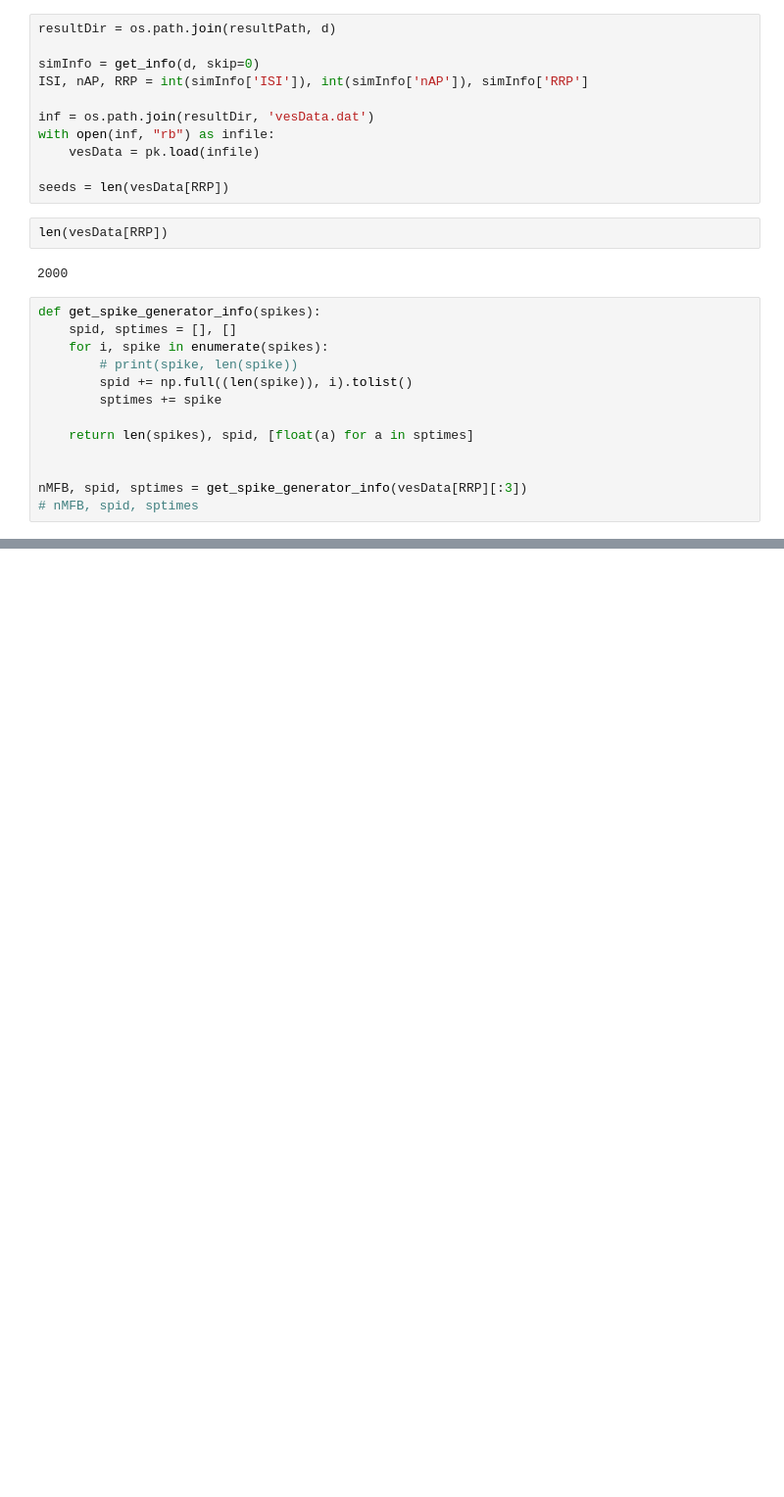
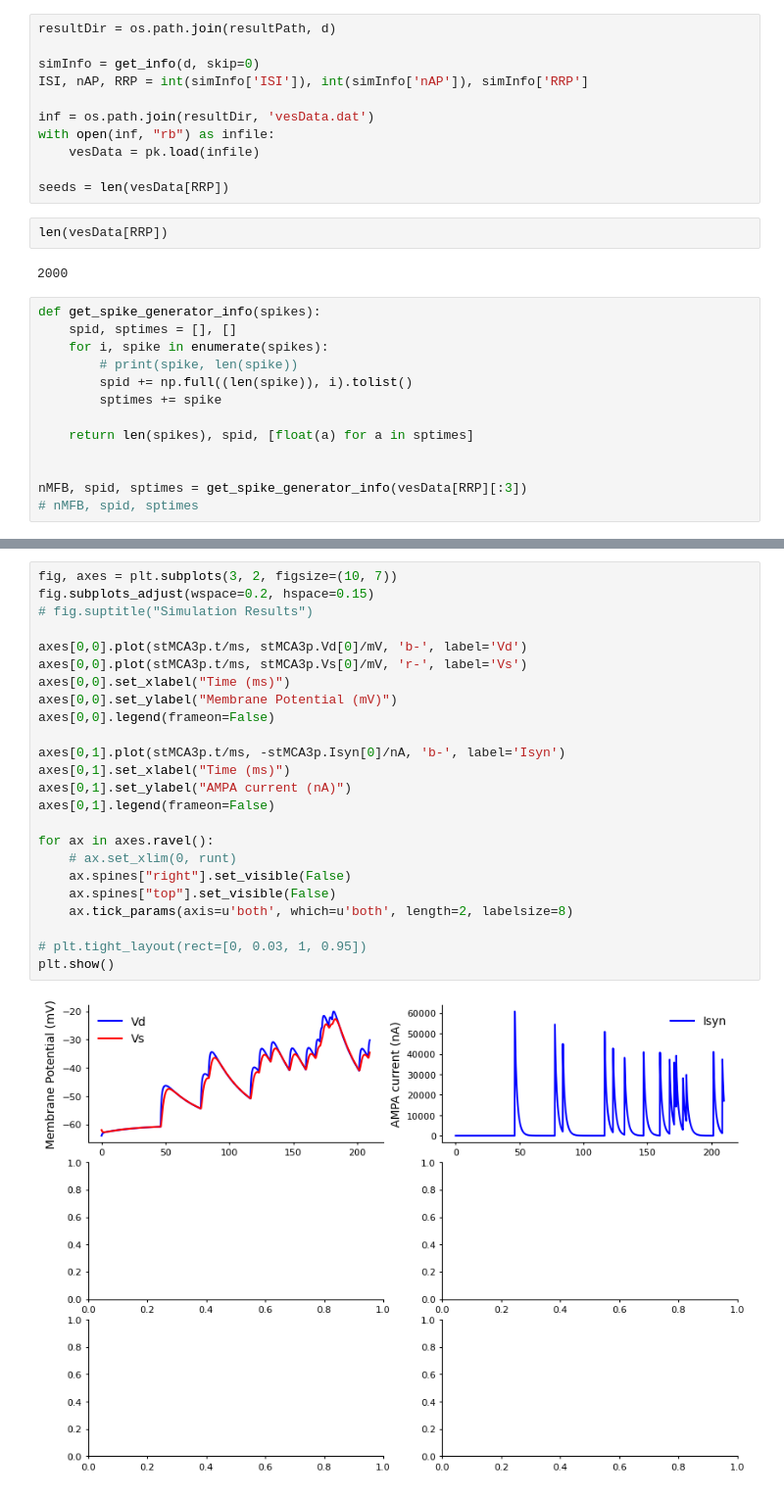
Before and after one commit to nishs1729/MFB, a Jupyter notebook: model_brian2/DG_CA3p/sim.ipynb, the cells around one changed output, grey strips where cells are left out. Shown at 98% size. Cells and saved outputs as stored; diff of their text form; blank space fills up the shorter version.

```diff
--- a/model_brian2/DG_CA3p/sim.ipynb
+++ b/model_brian2/DG_CA3p/sim.ipynb
@@ -60,0 +85,26 @@ MFBvrel = SpikeGeneratorGroup(nMFB, spid, sptimes*second)
+# %%
+fig, axes = plt.subplots(3, 2, figsize=(10, 7))
+fig.subplots_adjust(wspace=0.2, hspace=0.15)
+# fig.suptitle("Simulation Results")
+
+axes[0,0].plot(stMCA3p.t/ms, stMCA3p.Vd[0]/mV, 'b-', label='Vd')
+axes[0,0].plot(stMCA3p.t/ms, stMCA3p.Vs[0]/mV, 'r-', label='Vs')
+axes[0,0].set_xlabel("Time (ms)")
+axes[0,0].set_ylabel("Membrane Potential (mV)")
+axes[0,0].legend(frameon=False)
+
+axes[0,1].plot(stMCA3p.t/ms, -stMCA3p.Isyn[0]/nA, 'b-', label='Isyn')
+axes[0,1].set_xlabel("Time (ms)")
+axes[0,1].set_ylabel("AMPA current (nA)")
+axes[0,1].legend(frameon=False)
+
+for ax in axes.ravel():
+    # ax.set_xlim(0, runt)
+    ax.spines["right"].set_visible(False)
+    ax.spines["top"].set_visible(False)
+    ax.tick_params(axis=u'both', which=u'both', length=2, labelsize=8)
+
+# plt.tight_layout(rect=[0, 0.03, 1, 0.95])
+plt.show()
+# %% [output]
+[figure, added]
```
Also changed, not shown: parts of 3 cells of this notebook, 1 other file.
